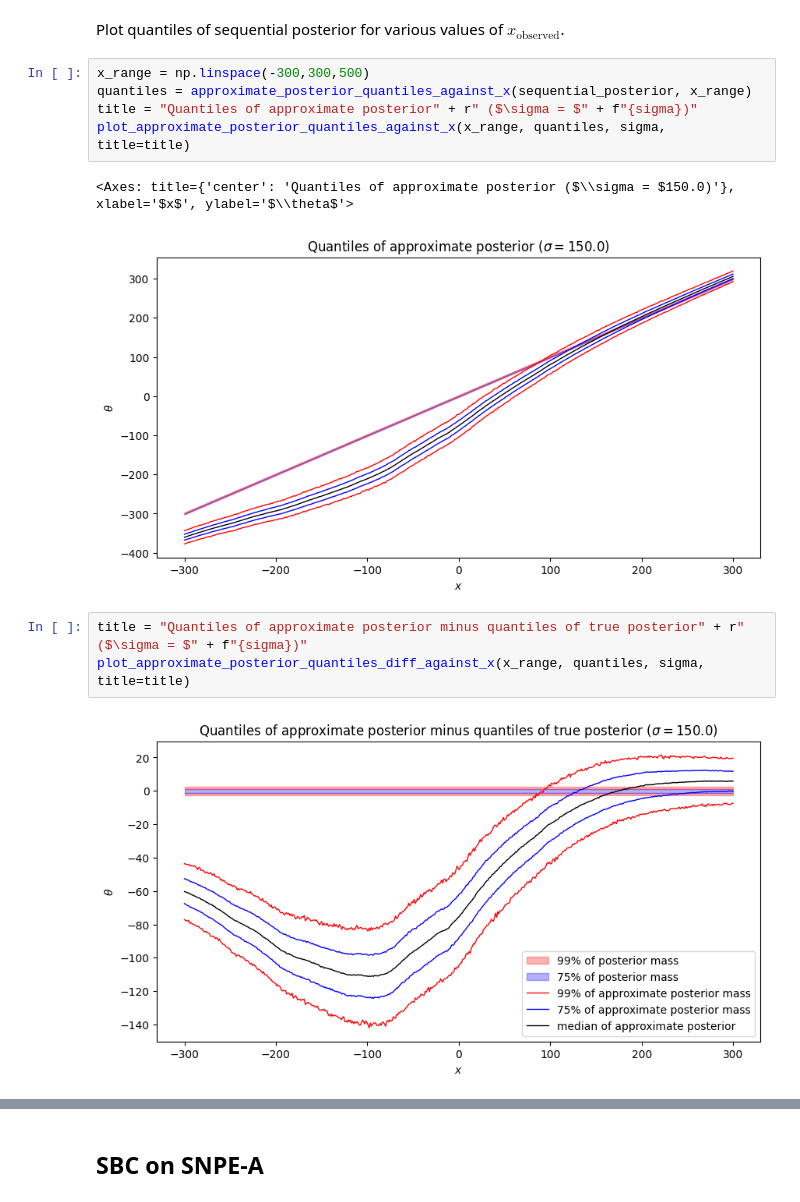
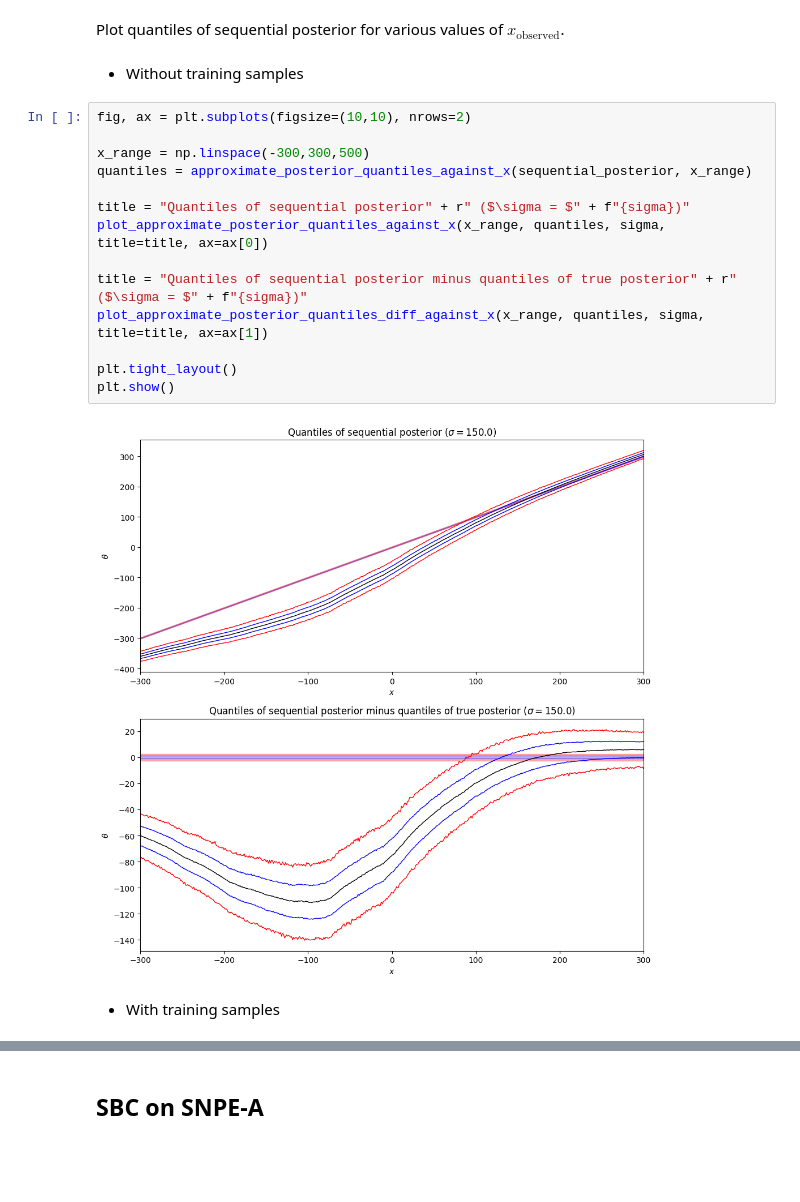
Before and after one commit to kaisamaroo/SBC-SBI, a Jupyter notebook: notebooks/toy_examples/norm_norm_diffuse_1d/npe_a.ipynb, the cells around one changed output, grey strips where cells are left out. Cells and saved outputs as stored; diff of their text form; blank space fills up the shorter version.

```diff
--- a/notebooks/toy_examples/norm_norm_diffuse_1d/npe_a.ipynb
+++ b/notebooks/toy_examples/norm_norm_diffuse_1d/npe_a.ipynb
@@ -165,15 +196,22 @@ plot_approximate_posterior_hist(sequential_posterior_samples_x_observed, prior_p
 # %% [markdown]
 Plot quantiles of sequential posterior for various values of $x_\text{observed}$.
-# %%
-x_range = np.linspace(-300,300,500)
-quantiles = approximate_posterior_quantiles_against_x(sequential_posterior, x_range)
-title = "Quantiles of approximate posterior" + r" ($\sigma = $" + f"{sigma})"
-plot_approximate_posterior_quantiles_against_x(x_range, quantiles, sigma, title=title)
-# %% [output]
-<Axes: title={'center': 'Quantiles of approximate posterior ($\\sigma = $150.0)'}, xlabel='$x$', ylabel='$\\theta$'>
-[figure, removed]
-# %%
-title = "Quantiles of approximate posterior minus quantiles of true posterior" + r" ($\sigma = $" + f"{sigma})"
-plot_approximate_posterior_quantiles_diff_against_x(x_range, quantiles, sigma, title=title)
-# %% [output]
-[figure, removed]
+# %% [markdown]
+- Without training samples
+# %%
+fig, ax = plt.subplots(figsize=(10,10), nrows=2)
+
+x_range = np.linspace(-300,300,500)
+quantiles = approximate_posterior_quantiles_against_x(sequential_posterior, x_range)
+
+title = "Quantiles of sequential posterior" + r" ($\sigma = $" + f"{sigma})"
+plot_approximate_posterior_quantiles_against_x(x_range, quantiles, sigma, title=title, ax=ax[0])
+
+title = "Quantiles of sequential posterior minus quantiles of true posterior" + r" ($\sigma = $" + f"{sigma})"
+plot_approximate_posterior_quantiles_diff_against_x(x_range, quantiles, sigma, title=title, ax=ax[1])
+
+plt.tight_layout()
+plt.show()
+# %% [output]
+[figure, added]
+# %% [markdown]
+- With training samples
```
Also changed, not shown: parts of 10 cells of this notebook, 1 other file.
